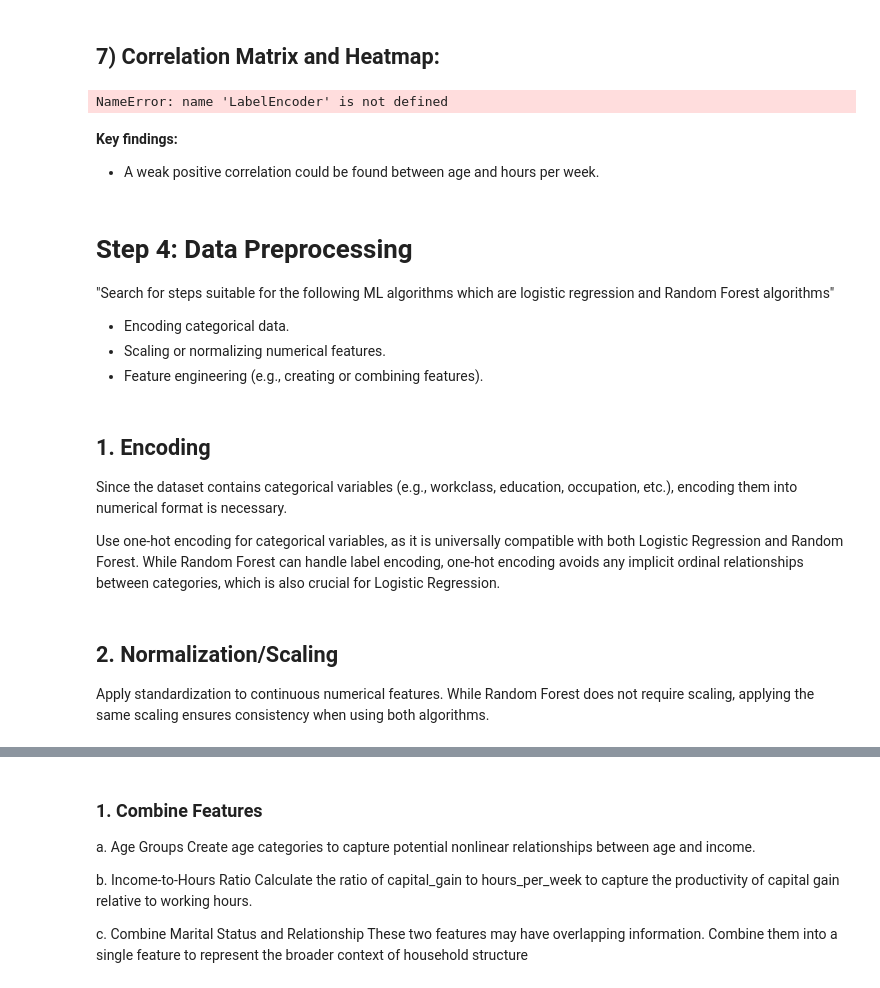
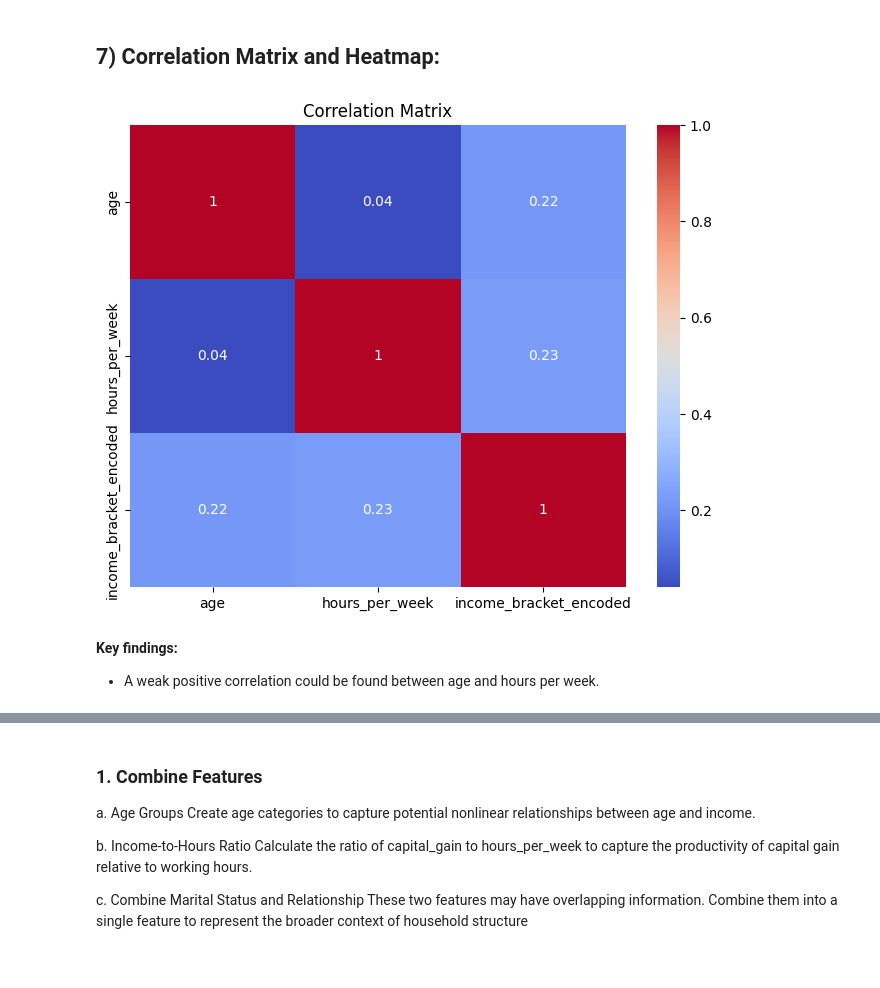
Before and after one commit to shahdhassan4601/Analysing-Census-Adult-Income-Dataset, a Jupyter notebook: CensusAdultIncome(ToolsProject).ipynb, the cells around one changed output, grey strips where cells are left out. Saved outputs shown, nothing was run; the diff lists cells and outputs as text; code cells hidden in the pictures.

```diff
--- a/CensusAdultIncome(ToolsProject).ipynb
+++ b/CensusAdultIncome(ToolsProject).ipynb
@@ -475,27 +520,20 @@ plt.show()
 # %% [markdown]
 ## 7) Correlation Matrix and Heatmap:
 # %%
+# Encode the income_bracket column to visualize the heatmap
 le = LabelEncoder()
 df['income_bracket_encoded'] = le.fit_transform(df['income_bracket'])
-df = pd.get_dummies(df, columns=['income_bracket'], drop_first=True)
+
+# Compute correlation matrix
 corr_matrix = df[['age', 'hours_per_week', 'income_bracket_encoded']].corr()
+
+# Plot the correlation matrix
 plt.figure(figsize=(8, 6))
 sns.heatmap(corr_matrix, annot=True, cmap='coolwarm')
 plt.title('Correlation Matrix')
 plt.show()
 # %% [output]
-NameError: name 'LabelEncoder' is not defined
+[figure, added]
 # %% [markdown]
 **Key findings:**
 - A weak positive correlation could be found between age and hours per week.
-# %% [markdown]
-# Step 4: Data Preprocessing
-"Search for steps suitable for the following ML algorithms which are logistic regression and Random Forest algorithms"
-- Encoding categorical data.
-- Scaling or normalizing numerical features.
-- Feature engineering (e.g., creating or combining features).
-# %% [markdown]
-## 1. Encoding
-Since the dataset contains categorical variables (e.g., workclass, education, occupation, etc.), encoding them into numerical format is necessary.
-
-Use one-hot encoding for categorical variables, as it is universally compatible with both Logistic Regression and Random Forest. While Random Forest can handle label encoding, one-hot encoding avoids any implicit ordinal relationships between categories, which is also crucial for Logistic Regression.
@@ -508,3 +539,0 @@ df = pd.get_dummies(df, columns=[
-# %% [markdown]
-## 2. Normalization/Scaling
-Apply standardization to continuous numerical features. While Random Forest does not require scaling, applying the same scaling ensures consistency when using both algorithms.
```
Also changed, not shown: parts of 48 cells of this notebook.
